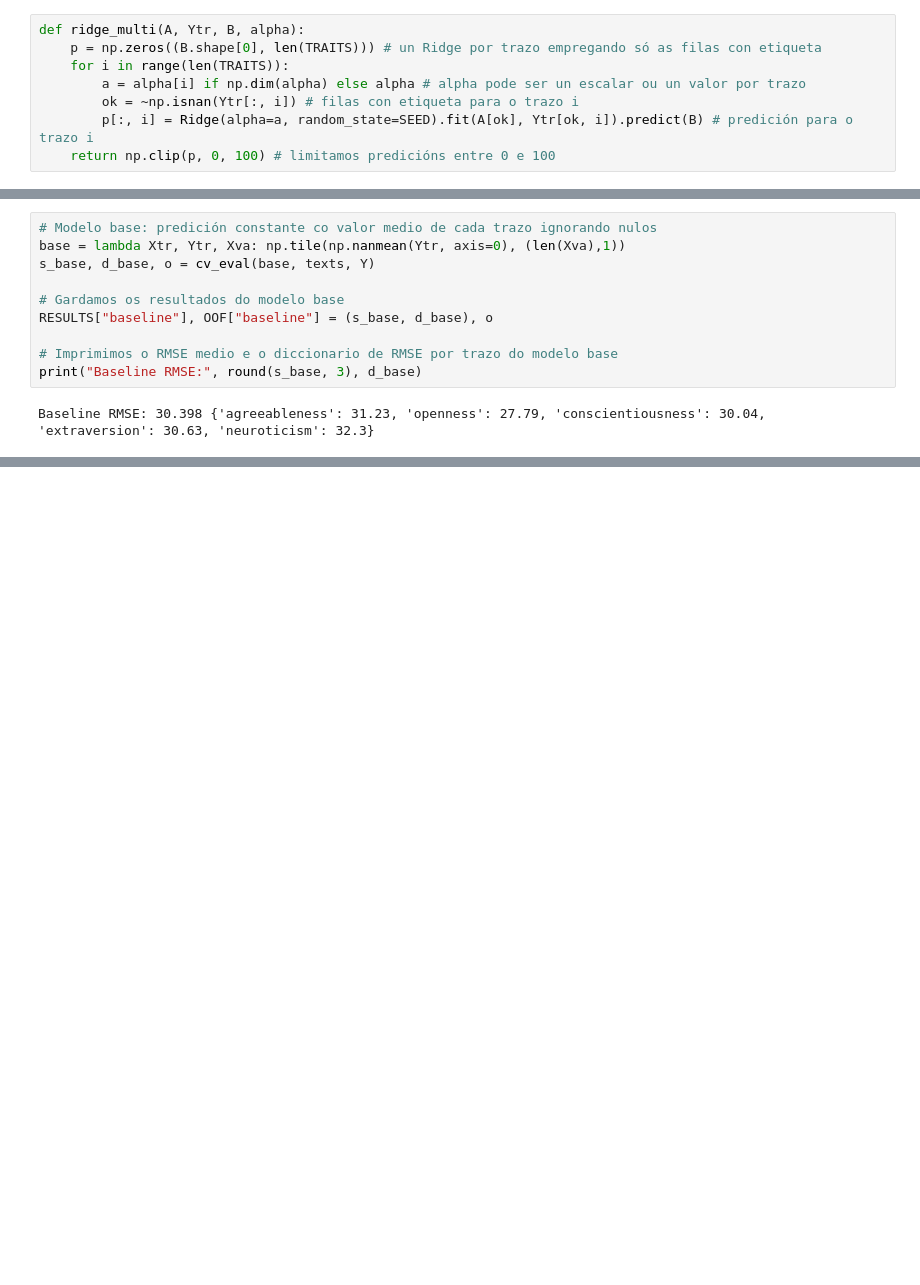
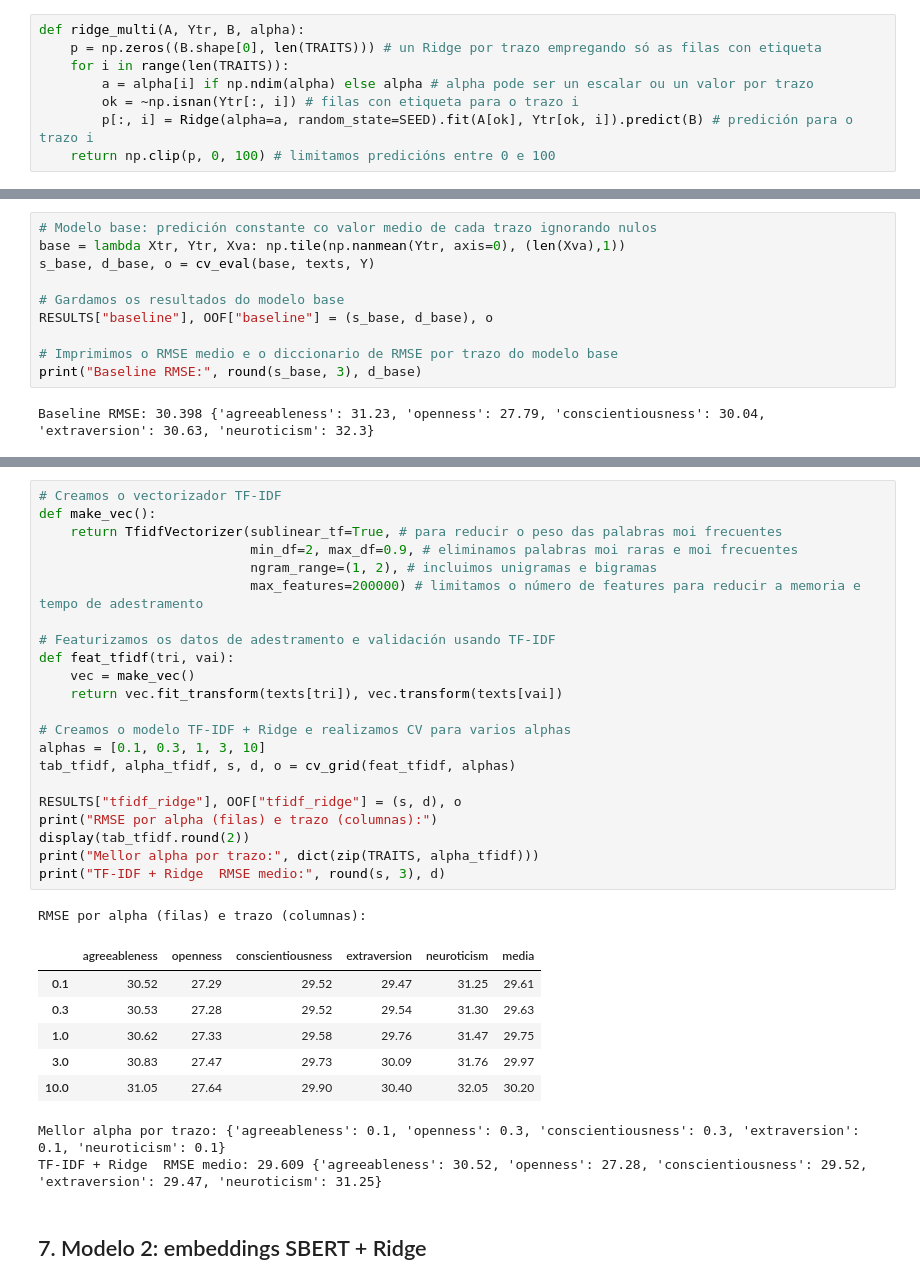
Before and after one commit to Lucas-ao35/reto_ticlin, a Jupyter notebook: VAIA_reto.ipynb, the cells around one changed output, grey strips where cells are left out. Drawn from its saved outputs; the diff is of its cells as text; blank space fills up the shorter version.

Commit message:
Últimos retoques a falta de executar SBERT

```diff
--- a/VAIA_reto.ipynb
+++ b/VAIA_reto.ipynb
@@ -242,7 +242,7 @@ Realizaremos un adestramento e predicción con Regresión Ridge Multisaída, ond
 def ridge_multi(A, Ytr, B, alpha):
     p = np.zeros((B.shape[0], len(TRAITS))) # un Ridge por trazo empregando só as filas con etiqueta
     for i in range(len(TRAITS)):
-        a = alpha[i] if np.dim(alpha) else alpha # alpha pode ser un escalar ou un valor por trazo
+        a = alpha[i] if np.ndim(alpha) else alpha # alpha pode ser un escalar ou un valor por trazo
         ok = ~np.isnan(Ytr[:, i]) # filas con etiqueta para o trazo i
         p[:, i] = Ridge(alpha=a, random_state=SEED).fit(A[ok], Ytr[ok, i]).predict(B) # predición para o trazo i
     return np.clip(p, 0, 100) # limitamos predicións entre 0 e 100
@@ -325,0 +312,34 @@ Codificamos fragmentos de texto con Sentence-BERT e facemos a media por usuario/
+# %%
+# Creamos o vectorizador TF-IDF
+def make_vec():
+    return TfidfVectorizer(sublinear_tf=True, # para reducir o peso das palabras moi frecuentes
+                           min_df=2, max_df=0.9, # eliminamos palabras moi raras e moi frecuentes
+                           ngram_range=(1, 2), # incluimos unigramas e bigramas
+                           max_features=200000) # limitamos o número de features para reducir a memoria e tempo de adestramento
+
+# Featurizamos os datos de adestramento e validación usando TF-IDF
+def feat_tfidf(tri, vai):
+    vec = make_vec()
+    return vec.fit_transform(texts[tri]), vec.transform(texts[vai])
+
+# Creamos o modelo TF-IDF + Ridge e realizamos CV para varios alphas
+alphas = [0.1, 0.3, 1, 3, 10]
+tab_tfidf, alpha_tfidf, s, d, o = cv_grid(feat_tfidf, alphas)
+
+RESULTS["tfidf_ridge"], OOF["tfidf_ridge"] = (s, d), o
+print("RMSE por alpha (filas) e trazo (columnas):")
+display(tab_tfidf.round(2))
+print("Mellor alpha por trazo:", dict(zip(TRAITS, alpha_tfidf)))
+print("TF-IDF + Ridge  RMSE medio:", round(s, 3), d)
+# %% [output]
+RMSE por alpha (filas) e trazo (columnas):
+|  | agreeableness | openness | conscientiousness | extraversion | neuroticism | media |
+| 0.1 | 30.52 | 27.29 | 29.52 | 29.47 | 31.25 | 29.61 |
+| 0.3 | 30.53 | 27.28 | 29.52 | 29.54 | 31.30 | 29.63 |
+| 1.0 | 30.62 | 27.33 | 29.58 | 29.76 | 31.47 | 29.75 |
+| 3.0 | 30.83 | 27.47 | 29.73 | 30.09 | 31.76 | 29.97 |
+| 10.0 | 31.05 | 27.64 | 29.90 | 30.40 | 32.05 | 30.20 |
+Mellor alpha por trazo: {'agreeableness': 0.1, 'openness': 0.3, 'conscientiousness': 0.3, 'extraversion': 0.1, 'neuroticism': 0.1}
+TF-IDF + Ridge  RMSE medio: 29.609 {'agreeableness': 30.52, 'openness': 27.28, 'conscientiousness': 29.52, 'extraversion': 29.47, 'neuroticism': 31.25}
+# %% [markdown]
+## 7. Modelo 2: embeddings SBERT + Ridge
```
Also changed, not shown: parts of 18 cells of this notebook.
